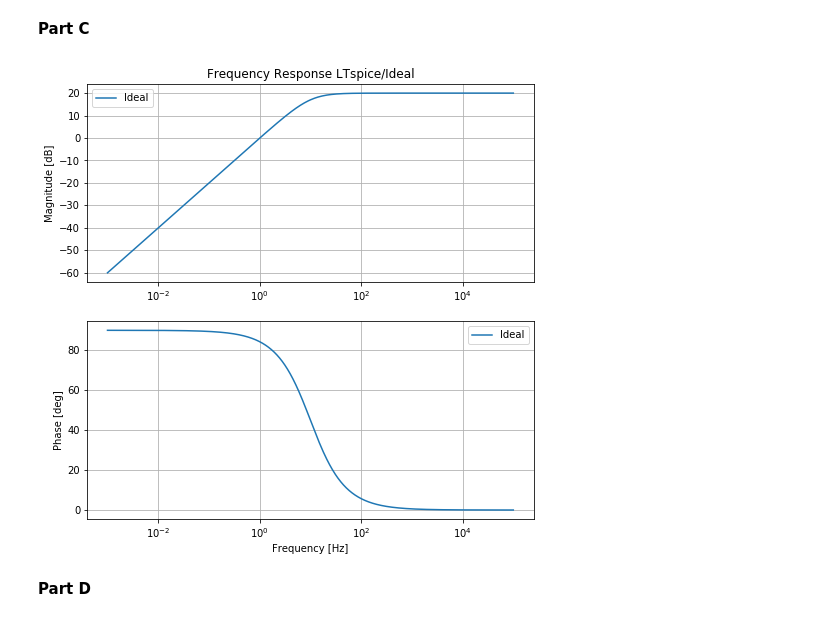
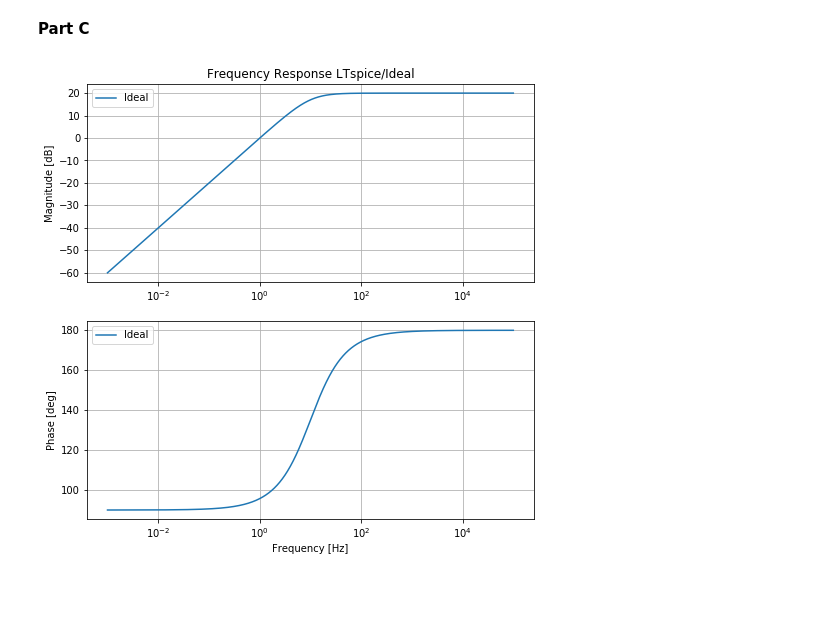
Before and after one commit to kegedy/EE538, a Jupyter notebook: hw/kevin/hw02/HW02.ipynb, the cells around one changed output. Cells and saved outputs as stored; diff of their text form; code cells hidden in the pictures; blank space fills up the shorter version.

```diff
--- a/hw/kevin/hw02/HW02.ipynb
+++ b/hw/kevin/hw02/HW02.ipynb
@@ -97,33 +98,31 @@ $V_C = V_{\text{out}} = 1$ and $V_E = 1 - 0.6 = 0.4$ so $V_{CE} = 0.6$.
 # %% [markdown]
 **Part C**
 # %%
-f1 = np.linspace(1e-3,1e1,100000)
-f2 = np.linspace(1e1,1e5,100000)
+f1 = np.linspace(1e-3,1e2,100000)
+f2 = np.linspace(1e2,1e5,100000)
 f = np.concatenate((f1,f2))
 w = 2*np.pi*f
 s = 1j*w
 R = 15915
 C = 1e-6
 tau = R*C
-Vout_Vb = 10            # R_C/R_E
+Vout_Vb = -10            # R_C/R_E
 Vb_Vin = s*tau/(s*tau+1)
 H = Vb_Vin * Vout_Vb
 
 # Plot the frequency response
 fig, axs = plt.subplots(2,figsize=(8,8))
 axs[0].set_title('Frequency Response LTspice/Ideal')
 axs[0].semilogx(f, 20*np.log10(abs(H)),label='Ideal')
 axs[0].set_ylabel('Magnitude [dB]')
 axs[0].grid()
 axs[0].legend()
 
-axs[1].semilogx(f, np.angle(H,deg=True),label='Ideal')
+axs[1].semilogx(f, -np.angle(H,deg=True),label='Ideal')
 axs[1].set_ylabel('Phase [deg]')
 axs[1].set_xlabel('Frequency [Hz]')
 axs[1].grid()
 axs[1].legend()
 plt.show();
 # %% [output]
-[figure, old version]
+[figure, new version]
-# %% [markdown]
-**Part D**
```
Also changed, not shown: parts of 10 cells of this notebook, 4 other files.
